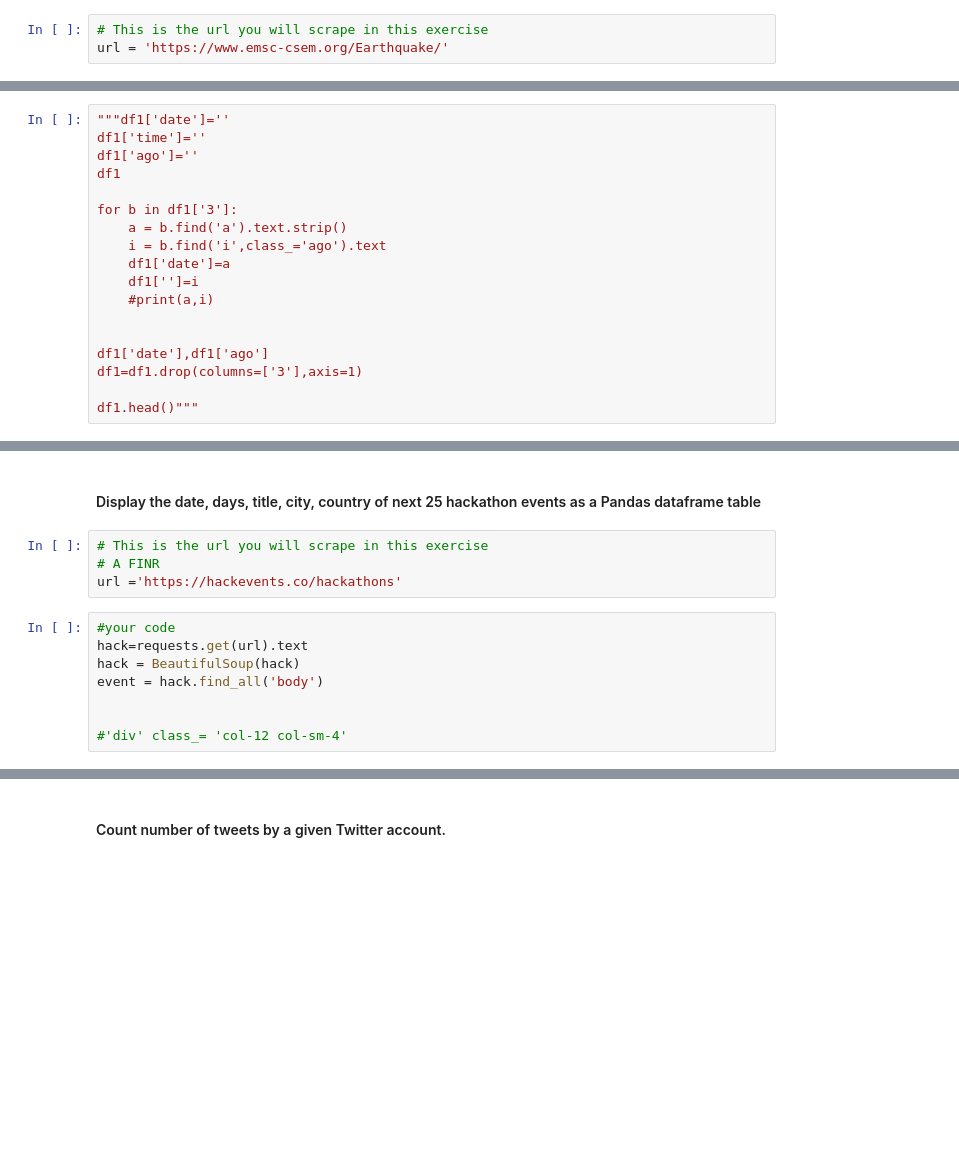
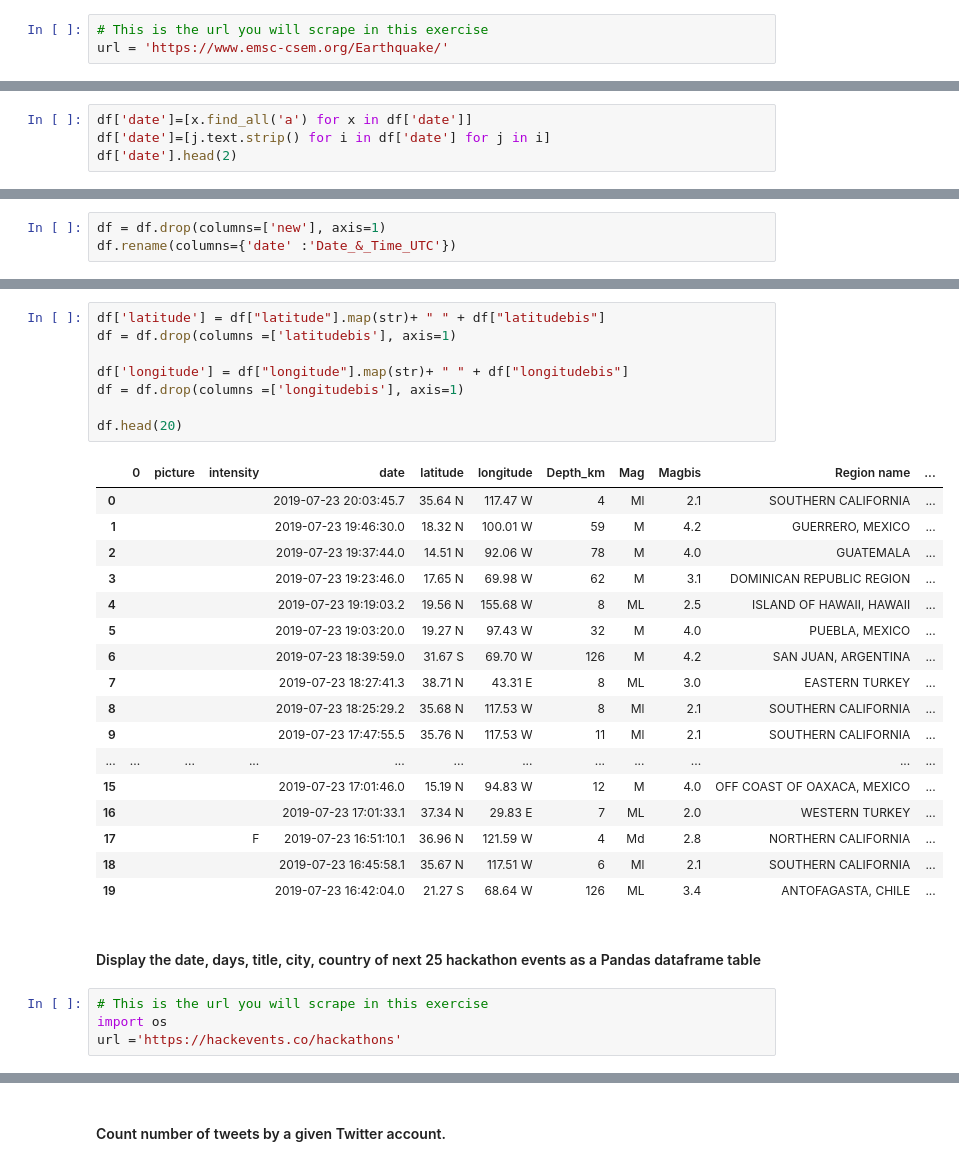
Before and after one commit to sandrineh/data-labs, a Jupyter notebook: module-1/lab-web-scraping/your-code/main.ipynb, the cells around one changed output, grey strips where cells are left out. Saved outputs shown, nothing was run; the diff lists cells and outputs as text; blank space fills up the shorter version.

```diff
--- a/module-1/lab-web-scraping/your-code/main.ipynb
+++ b/module-1/lab-web-scraping/your-code/main.ipynb
@@ -439,18 +395,0 @@ df1"""
-# %%
-"""df1['date']=''
-df1['time']=''
-df1['ago']=''
-df1
-
-for b in df1['3']:
-    a = b.find('a').text.strip()
-    i = b.find('i',class_='ago').text
-    df1['date']=a
-    df1['']=i
-    #print(a,i)
-
-
-df1['date'],df1['ago']
-df1=df1.drop(columns=['3'],axis=1)
-
-df1.head()"""
@@ -458,0 +396,4 @@ df1.head()"""
+# %%
+df['date']=[x.find_all('a') for x in df['date']]
+df['date']=[j.text.strip() for i in df['date'] for j in i]
+df['date'].head(2)
@@ -458,0 +404,3 @@ df1.head()"""
+# %%
+df = df.drop(columns=['new'], axis=1)
+df.rename(columns={'date' :'Date_&_Time_UTC'})
@@ -459,14 +425,32 @@ df1.head()"""
+# %%
+df['latitude'] = df["latitude"].map(str)+ " " + df["latitudebis"]
+df = df.drop(columns =['latitudebis'], axis=1)
+
+df['longitude'] = df["longitude"].map(str)+ " " + df["longitudebis"]
+df = df.drop(columns =['longitudebis'], axis=1)
+
+df.head(20)
+# %% [output]
+|  | 0 | picture | intensity | date | latitude | longitude | Depth_km | Mag | Magbis | Region name | ... |
+| 0 |  |  |  | 2019-07-23 20:03:45.7 | 35.64 N | 117.47 W | 4 | Ml | 2.1 | SOUTHERN CALIFORNIA | ... |
+| 1 |  |  |  | 2019-07-23 19:46:30.0 | 18.32 N | 100.01 W | 59 | M | 4.2 | GUERRERO, MEXICO | ... |
+| 2 |  |  |  | 2019-07-23 19:37:44.0 | 14.51 N | 92.06 W | 78 | M | 4.0 | GUATEMALA | ... |
+| 3 |  |  |  | 2019-07-23 19:23:46.0 | 17.65 N | 69.98 W | 62 | M | 3.1 | DOMINICAN REPUBLIC REGION | ... |
+| 4 |  |  |  | 2019-07-23 19:19:03.2 | 19.56 N | 155.68 W | 8 | ML | 2.5 | ISLAND OF HAWAII, HAWAII | ... |
+| 5 |  |  |  | 2019-07-23 19:03:20.0 | 19.27 N | 97.43 W | 32 | M | 4.0 | PUEBLA, MEXICO | ... |
+| 6 |  |  |  | 2019-07-23 18:39:59.0 | 31.67 S | 69.70 W | 126 | M | 4.2 | SAN JUAN, ARGENTINA | ... |
+| 7 |  |  |  | 2019-07-23 18:27:41.3 | 38.71 N | 43.31 E | 8 | ML | 3.0 | EASTERN TURKEY | ... |
+| 8 |  |  |  | 2019-07-23 18:25:29.2 | 35.68 N | 117.53 W | 8 | Ml | 2.1 | SOUTHERN CALIFORNIA | ... |
+| 9 |  |  |  | 2019-07-23 17:47:55.5 | 35.76 N | 117.53 W | 11 | Ml | 2.1 | SOUTHERN CALIFORNIA | ... |
+| ... | ... | ... | ... | ... | ... | ... | ... | ... | ... | ... | ... |
+| 15 |  |  |  | 2019-07-23 17:01:46.0 | 15.19 N | 94.83 W | 12 | M | 4.0 | OFF COAST OF OAXACA, MEXICO | ... |
+| 16 |  |  |  | 2019-07-23 17:01:33.1 | 37.34 N | 29.83 E | 7 | ML | 2.0 | WESTERN TURKEY | ... |
+| 17 |  |  | F | 2019-07-23 16:51:10.1 | 36.96 N | 121.59 W | 4 | Md | 2.8 | NORTHERN CALIFORNIA | ... |
+| 18 |  |  |  | 2019-07-23 16:45:58.1 | 35.67 N | 117.51 W | 6 | Ml | 2.1 | SOUTHERN CALIFORNIA | ... |
+| 19 |  |  |  | 2019-07-23 16:42:04.0 | 21.27 S | 68.64 W | 126 | ML | 3.4 | ANTOFAGASTA, CHILE | ... |
 # %% [markdown]
 #### Display the date, days, title, city, country of next 25 hackathon events as a Pandas dataframe table
 # %%
 # This is the url you will scrape in this exercise
-# A FINR
+import os
 url ='https://hackevents.co/hackathons'
-# %%
-#your code
-hack=requests.get(url).text
-hack = BeautifulSoup(hack)
-event = hack.find_all('body')
-
-
-#'div' class_= 'col-12 col-sm-4'
```
Also changed, not shown: parts of 27 cells of this notebook, 1 other file.
